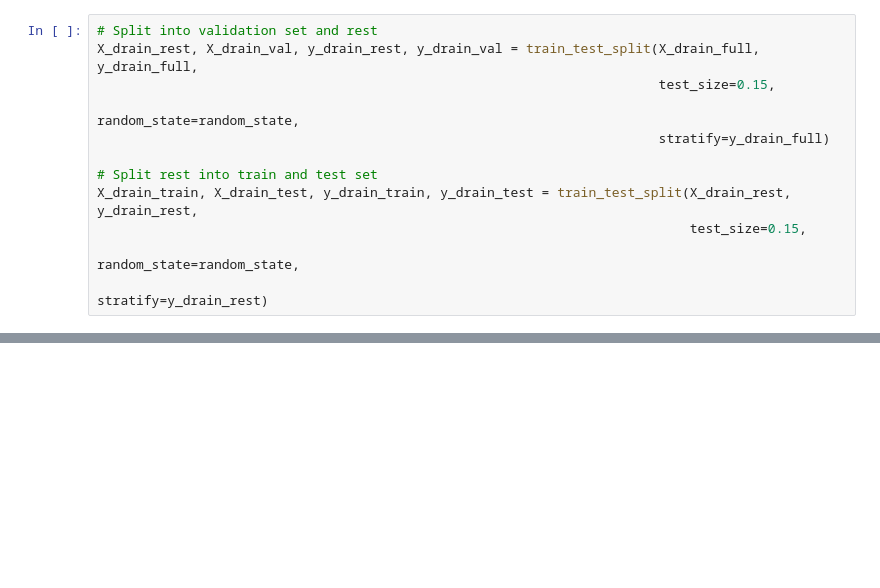
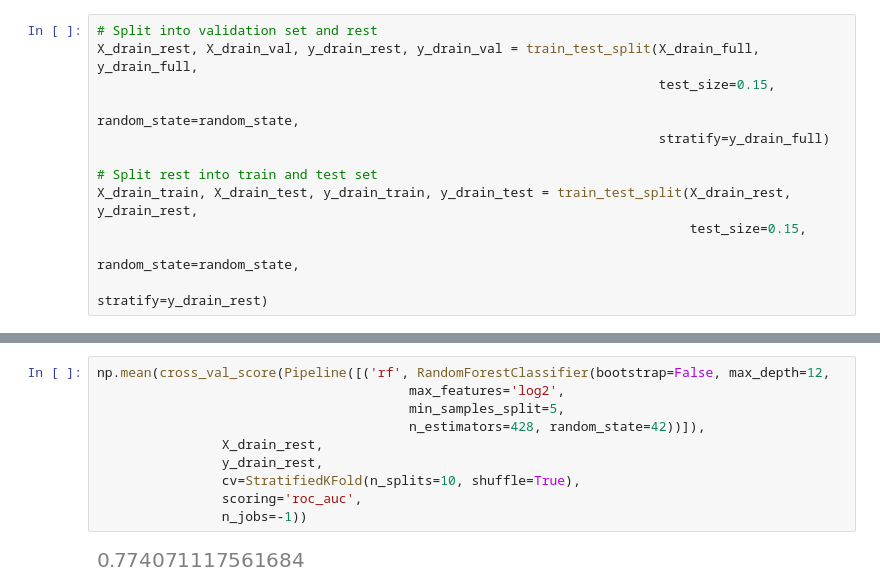
Before and after one commit to c-abbott/surviving-the-icu, a Jupyter notebook: src/notebooks/cate_meta_model_selection.ipynb, the cells around one changed output, grey strips where cells are left out. Cells and saved outputs as stored; diff of their text form; blank space fills up the shorter version.

```diff
--- a/src/notebooks/cate_meta_model_selection.ipynb
+++ b/src/notebooks/cate_meta_model_selection.ipynb
@@ -308,0 +383,12 @@ Log-loss: 5.090042777818656
+# %%
+np.mean(cross_val_score(Pipeline([('rf', RandomForestClassifier(bootstrap=False, max_depth=12,
+                                        max_features='log2',
+                                        min_samples_split=5,
+                                        n_estimators=428, random_state=42))]),
+                X_drain_rest,
+                y_drain_rest,
+                cv=StratifiedKFold(n_splits=10, shuffle=True),
+                scoring='roc_auc',
+                n_jobs=-1))
+# %% [output]
+[figure, added]
```
Also changed, not shown: parts of 22 cells of this notebook.
